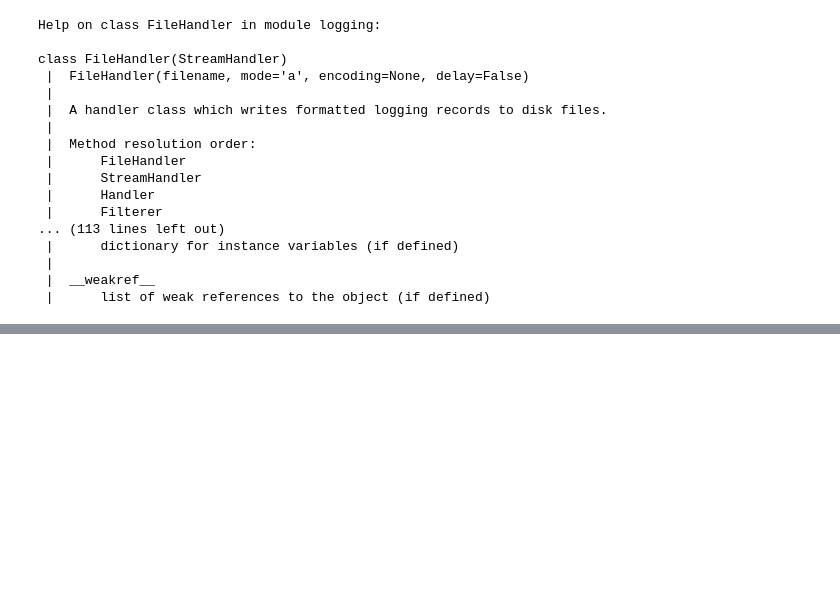
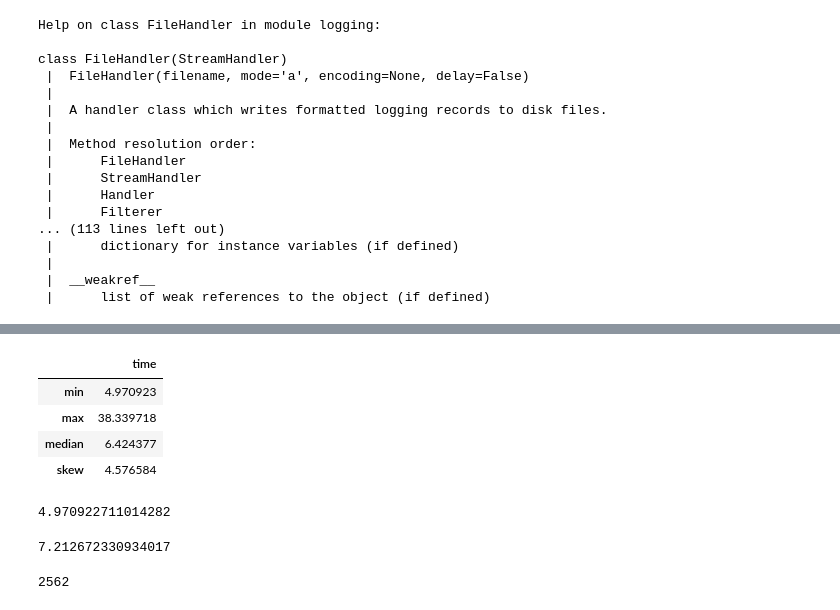
Before and after one commit to skagone/cloud-veg-et, a Jupyter notebook: 01-analysis-notebooks/00-analyze-logs-example-tony.ipynb, the cells around one changed output, grey strips where cells are left out. Drawn from its saved outputs; the diff is of its cells as text; code cells hidden in the pictures; blank space fills up the shorter version.

```diff
--- a/01-analysis-notebooks/00-analyze-logs-example-tony.ipynb
+++ b/01-analysis-notebooks/00-analyze-logs-example-tony.ipynb
@@ -168,0 +259,24 @@ class FileHandler(StreamHandler)
+# %%
+df.agg({'time': ['min', 'max', 'median', 'skew']})
+# %% [output]
+|  | time |
+| min | 4.970923 |
+| max | 38.339718 |
+| median | 6.424377 |
+| skew | 4.576584 |
+# %%
+df['time'].min()
+# %% [output]
+4.970922711014282
+# %%
+df['time'].mean()
+# %% [output]
+7.212672330934017
+# %%
+one_day = 7 #seconds
+
+one_year = 366 * one_day # seconds
+
+one_year
+# %% [output]
+2562
```
Also changed, not shown: parts of 9 cells of this notebook.
